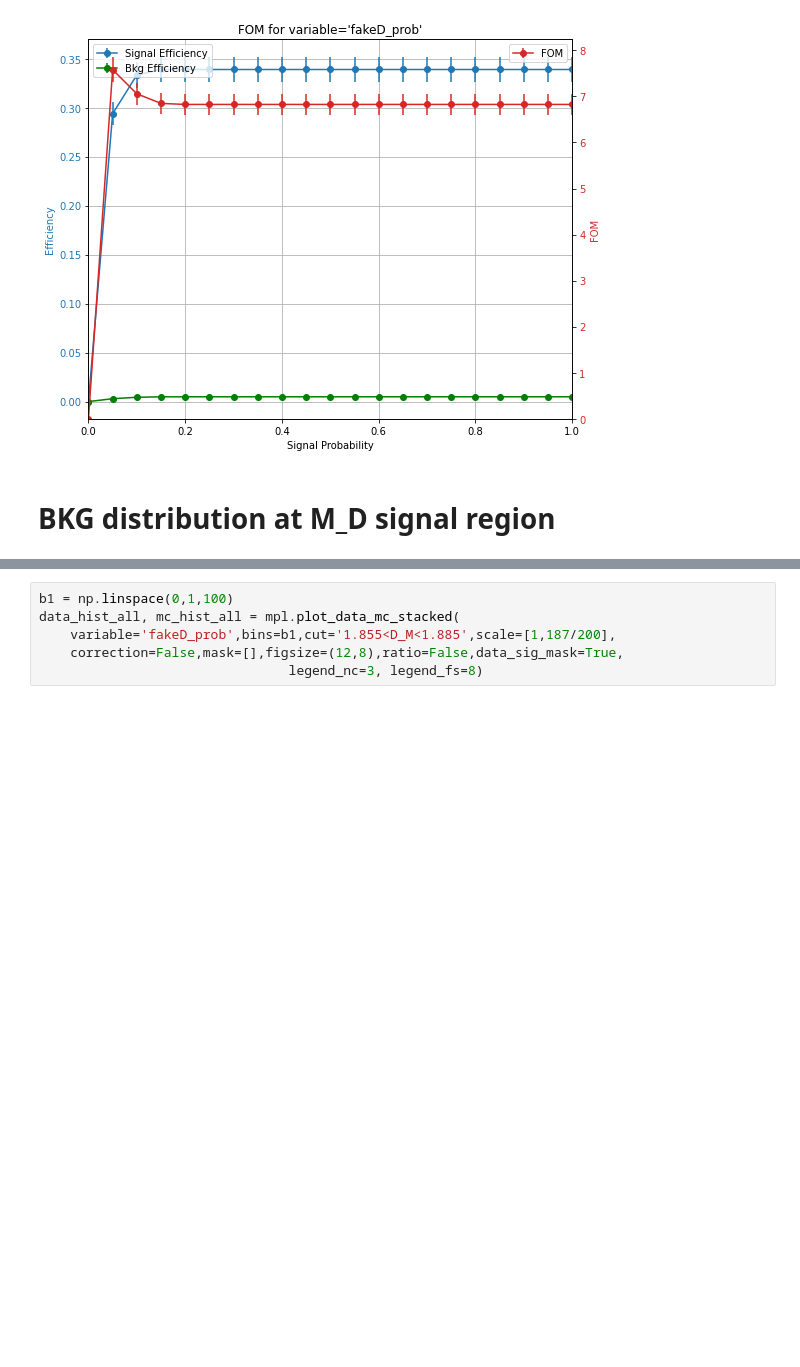
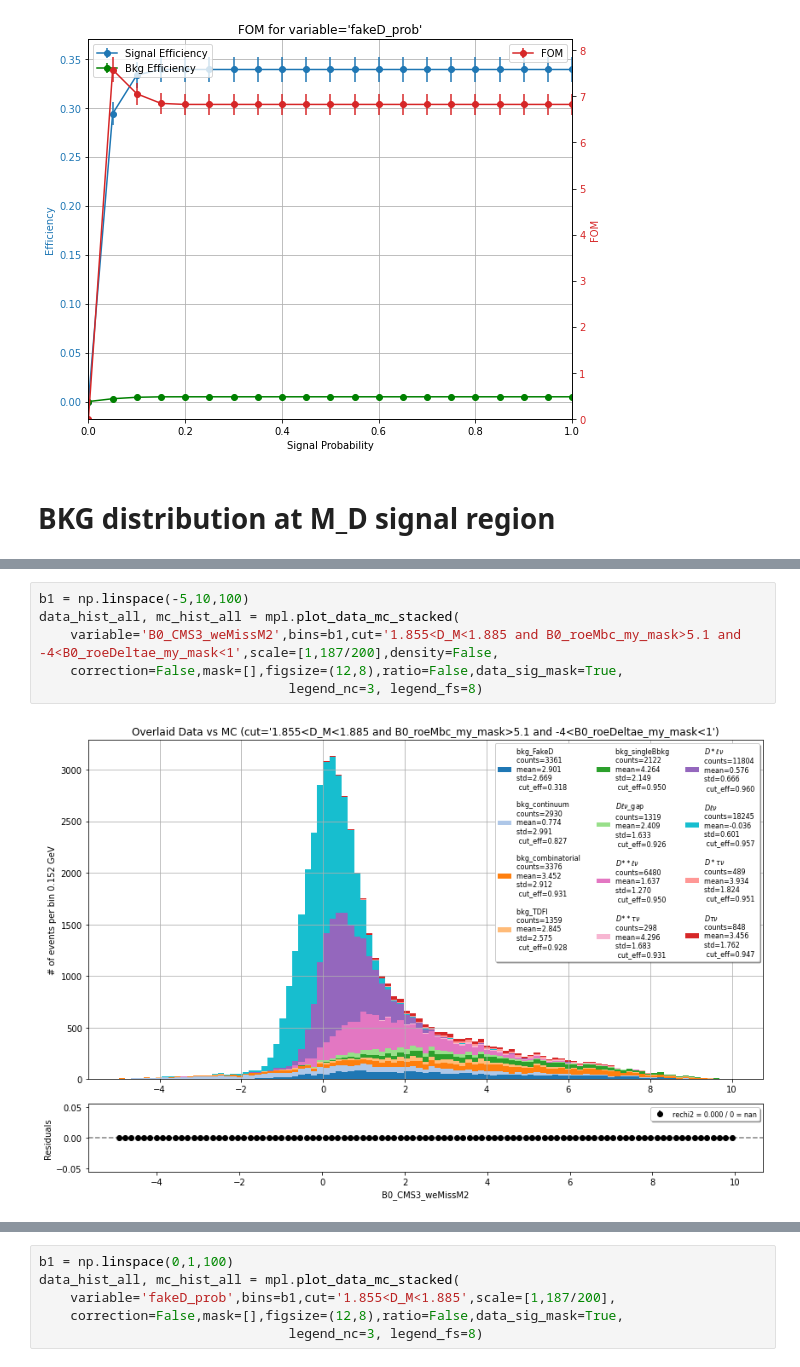
Before and after one commit to zjkjsd/inclusive_R_D, a Jupyter notebook: Notebooks/Plotting/2_PlotNtuple_control.ipynb, the cells around one changed output, grey strips where cells are left out. Drawn from its saved outputs; the diff is of its cells as text; blank space fills up the shorter version.

```diff
--- a/Notebooks/Plotting/2_PlotNtuple_control.ipynb
+++ b/Notebooks/Plotting/2_PlotNtuple_control.ipynb
@@ -129,0 +174,8 @@ mpl.plot_FOM(sigModes=[r'$D\tau\nu$'],bkgModes=['bkg_FakeD','bkg_TDFl','bkg_fake
+# %%
+b1 = np.linspace(-5,10,100)
+data_hist_all, mc_hist_all = mpl.plot_data_mc_stacked(
+    variable='B0_CMS3_weMissM2',bins=b1,cut='1.855<D_M<1.885 and B0_roeMbc_my_mask>5.1 and -4<B0_roeDeltae_my_mask<1',scale=[1,187/200],density=False,
+    correction=False,mask=[],figsize=(12,8),ratio=False,data_sig_mask=True,
+                                legend_nc=3, legend_fs=8)
+# %% [output]
+[figure, added]
```
Also changed, not shown: parts of 17 cells of this notebook, 10 other files.
